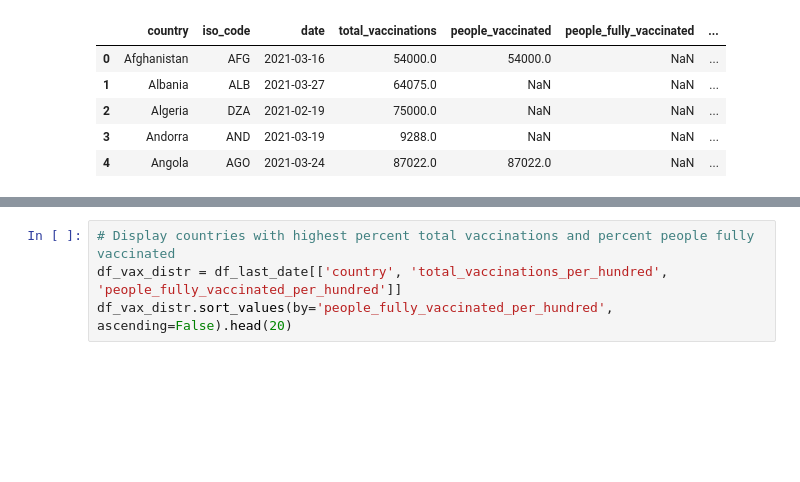
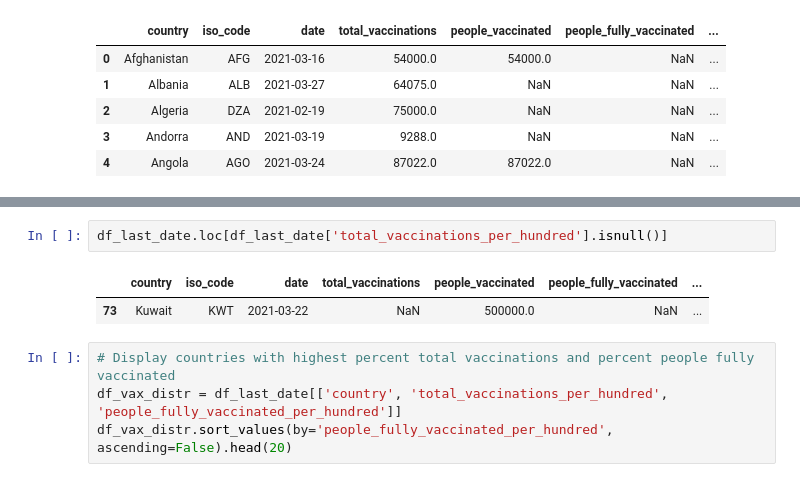
Before and after one commit to rebekahcallkacz/covid-vac-rollout, a Jupyter notebook: analysis/rollout_score.ipynb, the cells around one changed output, grey strips where cells are left out. Saved outputs shown, nothing was run; the diff lists cells and outputs as text; blank space fills up the shorter version.

```diff
--- a/analysis/rollout_score.ipynb
+++ b/analysis/rollout_score.ipynb
@@ -86,3 +105,8 @@ df_last_date.head()
+# %%
+df_last_date.loc[df_last_date['total_vaccinations_per_hundred'].isnull()]
+# %% [output]
+|  | country | iso_code | date | total_vaccinations | people_vaccinated | people_fully_vaccinated | ... |
+| 73 | Kuwait | KWT | 2021-03-22 | NaN | 500000.0 | NaN | ... |
 # %%
 # Display countries with highest percent total vaccinations and percent people fully vaccinated
 df_vax_distr = df_last_date[['country', 'total_vaccinations_per_hundred', 'people_fully_vaccinated_per_hundred']]
```
Also changed, not shown: parts of 2 cells of this notebook, 5 other files.
